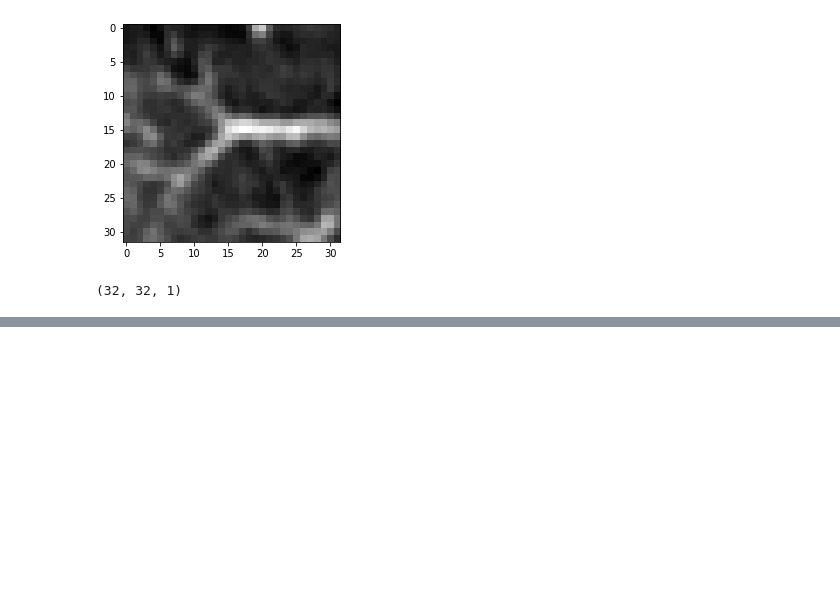
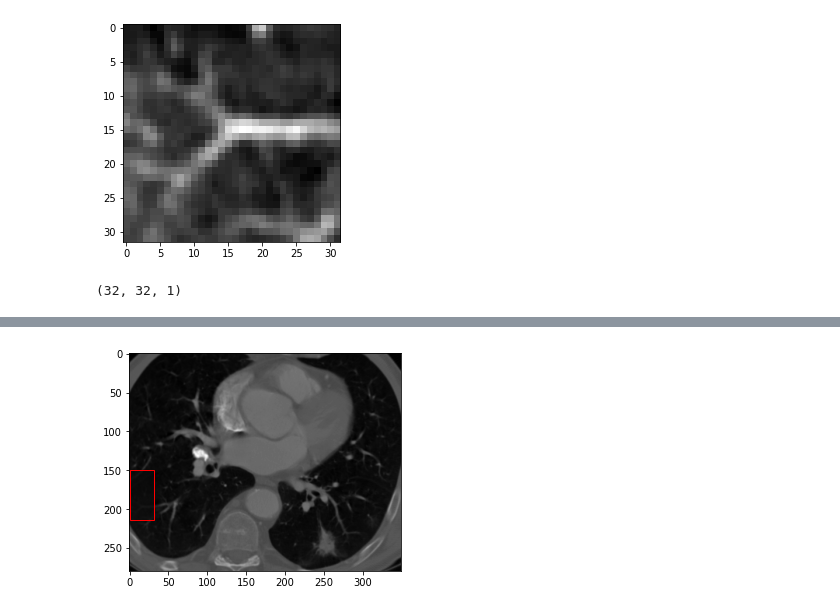
Before and after one commit to s-mostafa-a/CT-noise-statistical-characterization, a Jupyter notebook: notebooks/from_the_scratch.ipynb, the cells around one changed output, grey strips where cells are left out. Saved outputs shown, nothing was run; the diff lists cells and outputs as text; code cells hidden in the pictures; blank space fills up the shorter version.

```diff
--- a/notebooks/from_the_scratch.ipynb
+++ b/notebooks/from_the_scratch.ipynb
@@ -240,0 +227,9 @@ print(len(np.unique(y_stab[..., 0])))
+# %%
+img[150:214, :32] = (y_stab[..., 1].squeeze() - 1030)
+fig1, ax1 = plt.subplots(1)
+ax1.imshow(img, cmap='gray')
+rect = patches.Rectangle((0, 150),32,64,linewidth=1,edgecolor='r',facecolor='none')
+ax1.add_patch(rect)
+plt.show()
+# %% [output]
+[figure, added]
```
Also changed, not shown: parts of 22 cells of this notebook, 2 other files.
